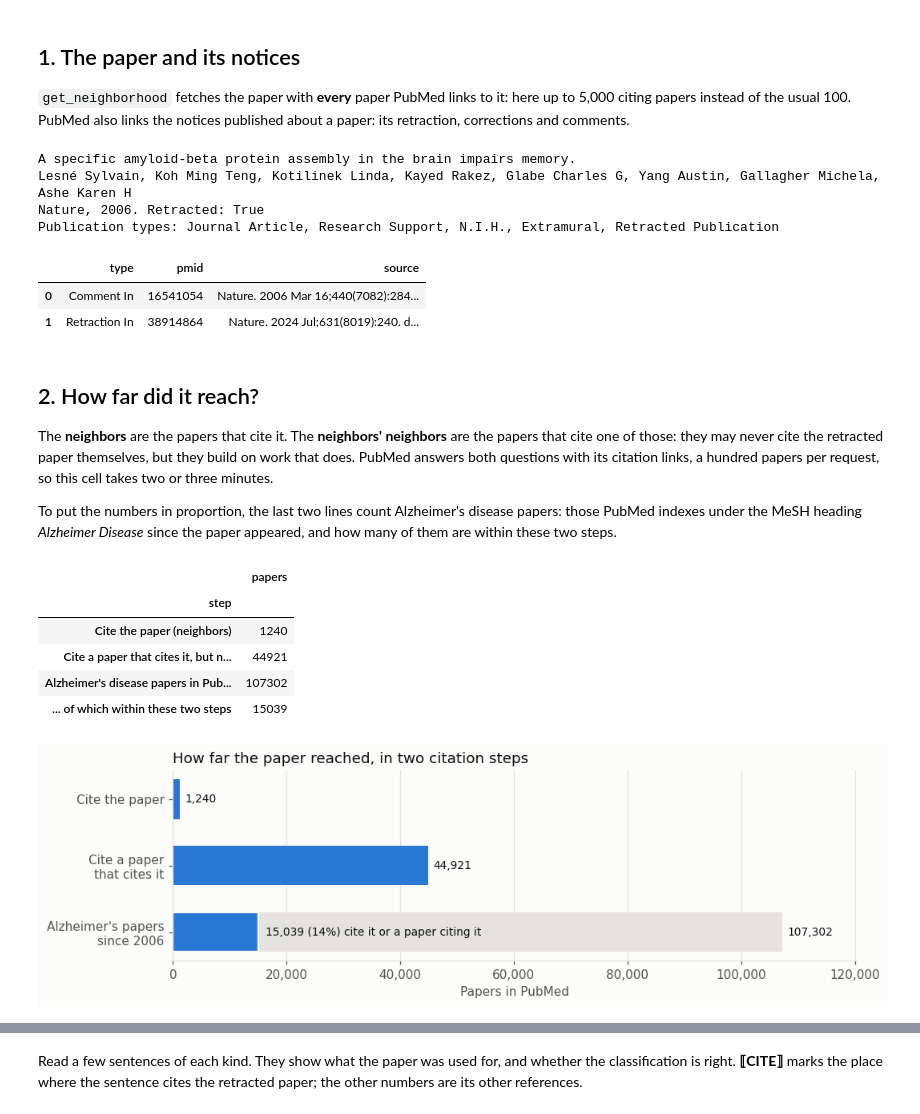
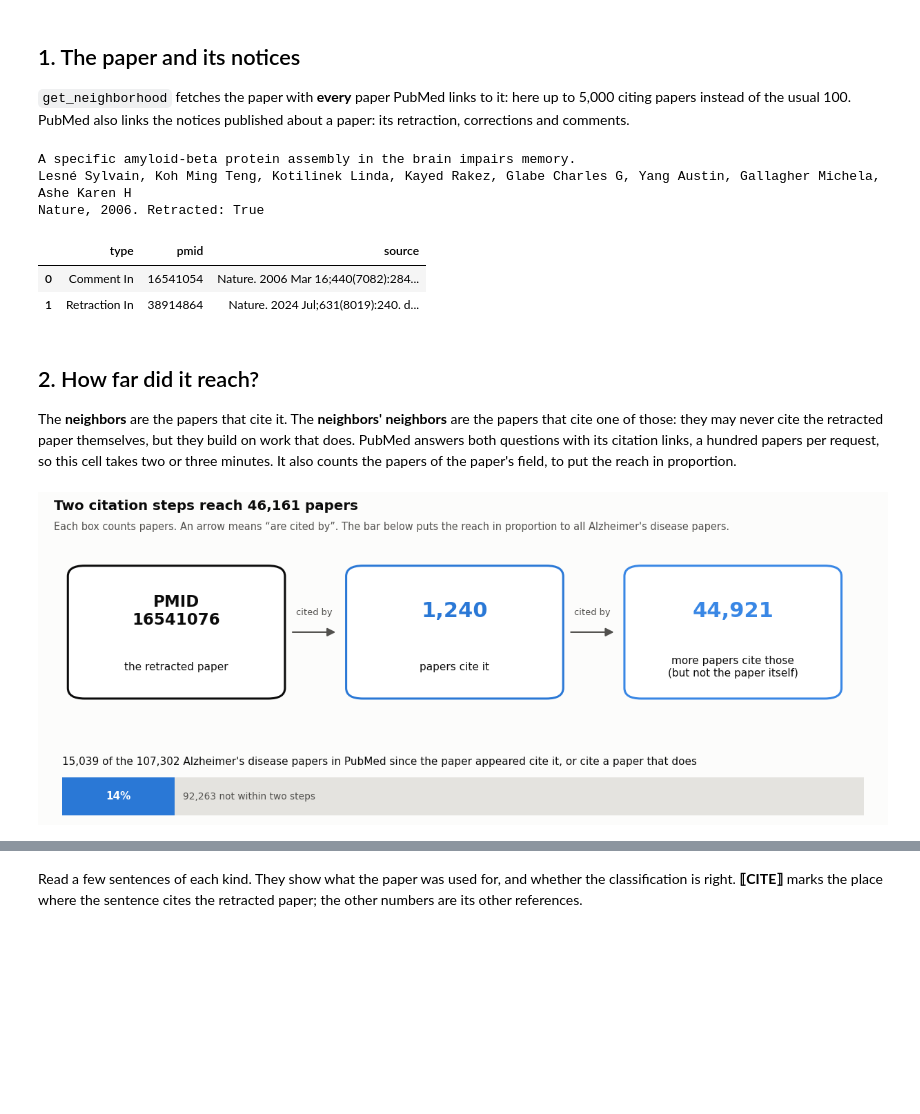
Before and after one commit to melhzy/pubmed-stream, a Jupyter notebook: tutorials/08_retraction_impact.ipynb, the cells around one changed output, grey strips where cells are left out. Drawn from its saved outputs; the diff is of its cells as text; code cells hidden in the pictures; blank space fills up the shorter version.

```diff
--- a/tutorials/08_retraction_impact.ipynb
+++ b/tutorials/08_retraction_impact.ipynb
@@ -30,8 +30,9 @@ SEED_DOI = "10.1038/nature04533"  # its DOI, to find it in reference lists
 TITLE_WORDS = "specific amyloid"  # a few words of its title, for references without a DOI
 FINDING = "Aβ*56"                 # a short name for its specific finding, for the charts
 FINDING_WORDS = ["Aβ*56", "Abeta*56", "A beta*56", "Aβ56", "Abeta56", "56-kDa", "56 kDa"]   # how authors write it
-DOUBTS_PUBLIC = 2022              # the year doubts about the paper became public
-RETRACTED = 2024                  # the year it was retracted
+DOUBTS_PUBLIC = "2022-07"         # year and month doubts about the paper became public, or ""
+RETRACTED = "2024-06"             # year and month it was retracted, or ""
+FIELD = "Alzheimer Disease"       # the MeSH heading of its field, to put its reach in proportion
 SECOND_HOP_SEEDS = 10             # citing papers whose own neighborhoods join the knowledge graph
 NCBI_API_KEY = ""   # optional: paste your free NCBI key between the quotes to run about three times faster
 # %%
@@ -70,64 +72,28 @@ KIND_COLOURS = dict(zip(KINDS, [tu.ORANGE, tu.BLUE, tu.AQUA, tu.GREY]))
 # %%
 hood = get_neighborhood(SEED, max_per_relation=5000)
 seed = hood.seed
+first_year = int(seed.year)
 print(f"{seed.title}\n{', '.join(seed.authors)}\n{seed.journal}, {seed.year}. Retracted: {seed.is_retracted}")
-print("Publication types:", ", ".join(seed.pub_types))
 pd.DataFrame(ci.corrections(SEED))
 # %% [output]
 A specific amyloid-beta protein assembly in the brain impairs memory.
 Lesné Sylvain, Koh Ming Teng, Kotilinek Linda, Kayed Rakez, Glabe Charles G, Yang Austin, Gallagher Michela, Ashe Karen H
 Nature, 2006. Retracted: True
-Publication types: Journal Article, Research Support, N.I.H., Extramural, Retracted Publication
 |  | type | pmid | source |
 | 0 | Comment In | 16541054 | Nature. 2006 Mar 16;440(7082):284... |
 | 1 | Retraction In | 38914864 | Nature. 2024 Jul;631(8019):240. d... |
 # %% [markdown]
 ## 2. How far did it reach?
 
-The **neighbors** are the papers that cite it. The **neighbors' neighbors** are the papers that cite one of those: they may never cite the retracted paper themselves, but they build on work that does. PubMed answers both questions with its citation links, a hundred papers per request, so this cell takes two or three minutes.
-
-To put the numbers in proportion, the last two lines count Alzheimer's disease papers: those PubMed indexes under the MeSH heading *Alzheimer Disease* since the paper appeared, and how many of them are within these two steps.
+The **neighbors** are the papers that cite it. The **neighbors' neighbors** are the papers that cite one of those: they may never cite the retracted paper themselves, but they build on work that does. PubMed answers both questions with its citation links, a hundred papers per request, so this cell takes two or three minutes. It also counts the papers of the paper's field, to put the reach in proportion.
 # %%
 hop1 = {a.pmid for a in hood.cited_by}
 citers = ci.citers_of(sorted(hop1))
 hop2 = set().union(*citers.values()) - hop1 - {SEED}
+field_total = ci.pubmed_count(f'"{FIELD}"[mh] AND {first_year}:3000[dp]')
+field_near = ci.count_matching(hop1 | hop2, {"field": f'"{FIELD}"[mh]'})["field"]
 
-first_year = int(seed.year)
-ad = f"alzheimer disease[mh] AND {first_year}:3000[dp]"
-ad_total = ci.pubmed_count(ad)
-ad_near = ci.count_matching(hop1 | hop2, {"ad": "alzheimer disease[mh]"})["ad"]
-reach = pd.DataFrame([
-    {"step": "Cite the paper (neighbors)", "papers": len(hop1)},
-    {"step": "Cite a paper that cites it, but not the paper (neighbors' neighbors)", "papers": len(hop2)},
-    {"step": f"Alzheimer's disease papers in PubMed since {first_year}", "papers": ad_total},
-    {"step": "... of which within these two steps", "papers": ad_near},
-]).set_index("step")
-reach
+charts.reach(f"PMID\n{SEED}", len(hop1), len(hop2), field_total, field_near, FIELD.replace(" Disease", "'s disease"))
 # %% [output]
-|  | papers |
-| step |  |
-| Cite the paper (neighbors) | 1240 |
-| Cite a paper that cites it, but n... | 44921 |
-| Alzheimer's disease papers in Pub... | 107302 |
-| ... of which within these two steps | 15039 |
+[figure, added]
-# %%
-fig, ax = plt.subplots(figsize=(10, 2.8))
-labels = ["Cite the paper", "Cite a paper\nthat cites it", f"Alzheimer's papers\nsince {first_year}"]
-y = [2, 1, 0]
-ax.barh(y[:2], [len(hop1), len(hop2)], color=tu.BLUE, height=0.6)
-ax.barh(0, ad_total, color=tu.GRID, height=0.6)
-ax.barh(0, ad_near, color=tu.BLUE, height=0.6, edgecolor=tu.SURFACE, lw=1.5)
-for value, row in [(len(hop1), 2), (len(hop2), 1), (ad_total, 0)]:
-    ax.annotate(f"{value:,}", (value, row), xytext=(4, 0), textcoords="offset points", va="center", fontsize=9)
-ax.annotate(f"{ad_near:,} ({ad_near / ad_total:.0%}) cite it or a paper citing it", (ad_near, 0), xytext=(6, 0),
-            textcoords="offset points", va="center", fontsize=9, color=tu.INK)
-ax.set_yticks(y, labels)
-tu.gridlines(ax, "x")
-ax.set_xlim(0, ad_total * 1.12)
-ax.xaxis.set_major_formatter(plt.matplotlib.ticker.StrMethodFormatter("{x:,.0f}"))
-ax.set_xlabel("Papers in PubMed")
-ax.set_title("How far the paper reached, in two citation steps")
-plt.show()
-# %% [output]
-[figure, removed]
 # %% [markdown]
```
Also changed, not shown: parts of 35 cells of this notebook, 3 other files.
